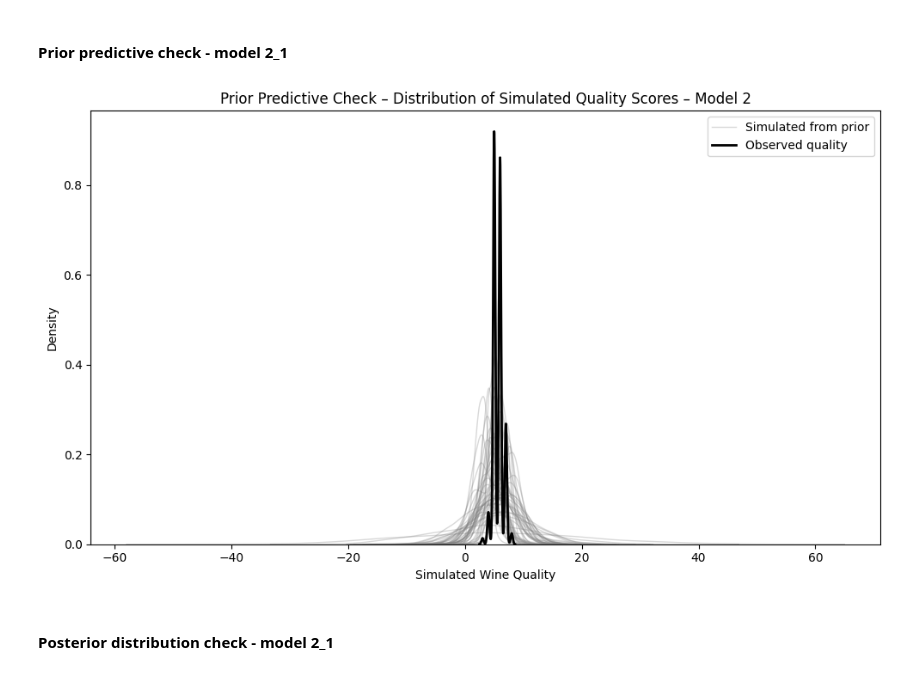
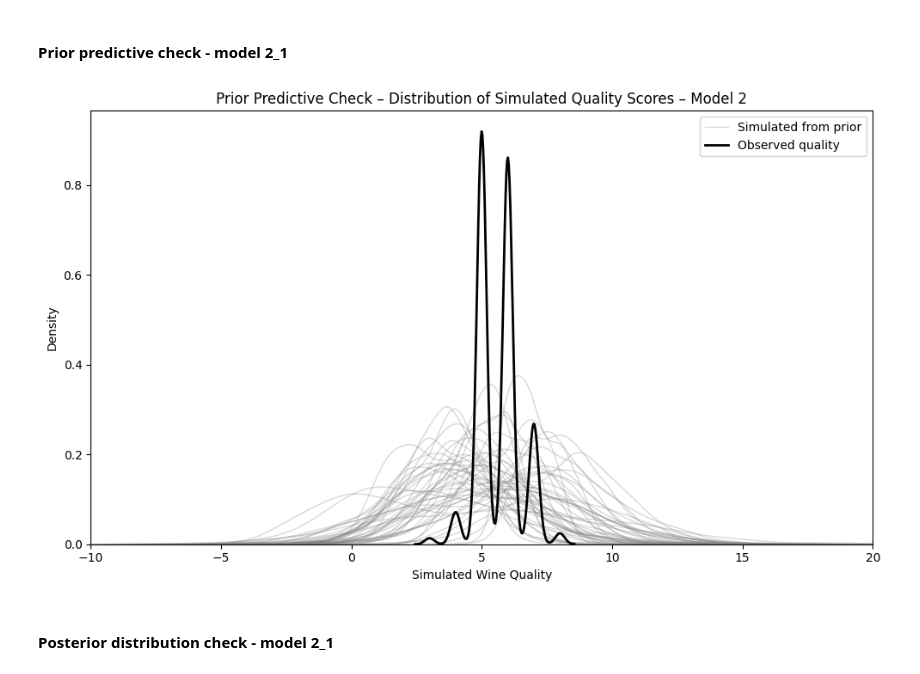
Before and after one commit to zacky111/Data_analytics, a Jupyter notebook: main.ipynb, the cells around one changed output. Drawn from its saved outputs; the diff is of its cells as text; code cells hidden in the pictures.

Commit message:
small adjustments-visualisations for presentation

```diff
--- a/main.ipynb
+++ b/main.ipynb
@@ -535,7 +541,7 @@ n_obs = X_scaled_selected.shape[0]
 # Generate prior samples for alpha, beta, and sigma
 alpha_prior = np.random.normal(loc=5.5, scale=1.0, size=n_samples)
 beta_prior = np.random.normal(loc=0.0, scale=0.5, size=(n_samples, 3))
-sigma_prior = np.abs(np.random.normal(loc=0.0, scale=1.0, size=n_samples))  # T[0,]
+sigma_prior = np.random.exponential(scale=0.5, size=n_samples)
 
 # Perform prior predictive simulations
 y_prior_samples = []
@@ -782,35 +788,36 @@ n_samples = 500
 n_obs = X_scaled_model2.shape[0]
 
 # Generate prior samples for alpha, beta, and sigma with adjusted parameters
 alpha_prior = np.random.normal(loc=5.5, scale=1.5, size=n_samples)
 beta_prior = np.random.normal(loc=0.0, scale=1.0, size=(n_samples, 5))  # 5 predictors
-sigma_prior = np.random.exponential(scale=2.0, size=n_samples)
+sigma_prior = np.random.exponential(scale=0.5, size=n_samples)
 
 # Perform prior predictive simulations
 y_prior_samples = []
 for i in range(n_samples):
     mu = X_scaled_model2 @ beta_prior[i] + alpha_prior[i]
     y_sim = np.random.normal(mu, sigma_prior[i])
     y_prior_samples.append(y_sim)
 
 # Convert simulations list to numpy array
 y_prior_samples2_1 = np.array(y_prior_samples)
 
 # Plot multiple prior predictive density curves and observed data for comparison
 plt.figure(figsize=(10, 6))
 for i in range(50):  # tylko kilkanaście-50 krzywych
     label = "Simulated from prior" if i == 0 else None
     sns.kdeplot(y_prior_samples2_1[i], color="gray", alpha=0.3, linewidth=1, label=label)
 
 sns.kdeplot(y, color="black", linewidth=2, label="Observed quality")
 plt.title("Prior Predictive Check – Distribution of Simulated Quality Scores – Model 2")
 plt.xlabel("Simulated Wine Quality")
+plt.xlim(-10, 20)
 plt.ylabel("Density")
 plt.legend()
 plt.tight_layout()
 plt.show()
 # %% [output]
-[figure, old version]
+[figure, new version]
 # %% [markdown]
 #### Posterior distribution check - model 2_1
 # %%
```
Also changed, not shown: parts of 18 cells of this notebook.
